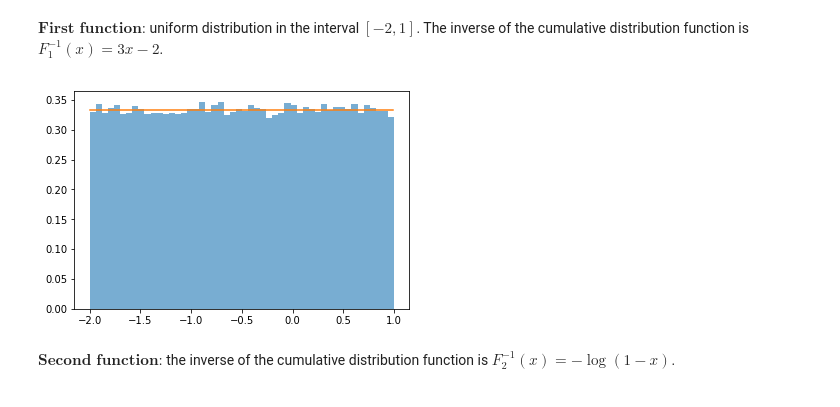
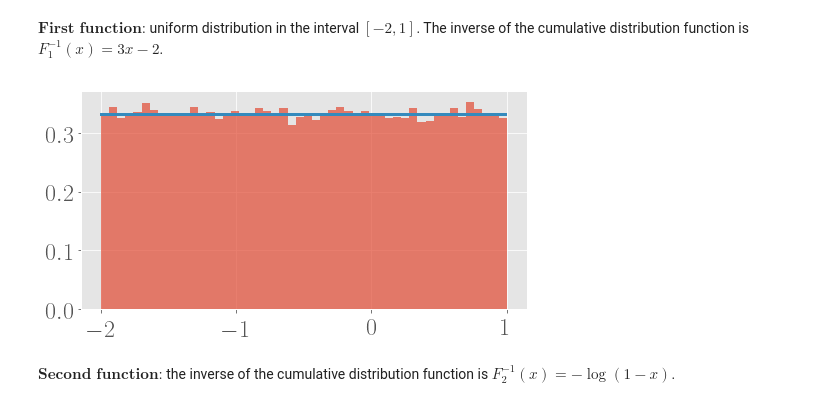
Before and after one commit to ThibeauWouters/Monte-Carlo-Simulations, a Jupyter notebook: 1_Non_uniform_random_numbers.ipynb, the cells around one changed output. Drawn from its saved outputs; the diff is of its cells as text; code cells hidden in the pictures.

```diff
--- a/1_Non_uniform_random_numbers.ipynb
+++ b/1_Non_uniform_random_numbers.ipynb
@@ -10,3 +16,15 @@ import scipy.integrate as integrate
+# %%
+plt.style.use('ggplot')
+plt.rcParams.update(
+    {"text.usetex": True,
+     'font.serif': 'Modern Roman',
+     "figure.figsize": (8, 4),
+    "axes.titlesize" : 26,
+    "axes.labelsize" : 28,
+    "lines.linewidth": 3,
+    "lines.markersize" : 10,
+    "xtick.labelsize" : 24,
+    "ytick.labelsize" : 24})
 # %% [markdown]
 ##### Functions
 # %%
@@ -35,11 +46,22 @@ for i in range(npts):
 # %%
-plt.hist(numbers, density = True, bins = 50, alpha = 0.6)
+# Obtain the random numbers
+npts = 10**5
+numbers = []
+
+for i in range(npts):
+    x = random.uniform(0, 1)
+    numbers.append(f1(x))
+
+# Plot histogram and expected density function
+plt.hist(numbers, density = True, bins = 50, alpha = 0.7)
 t = np.arange(-2, 1, 0.01)
 y = [1/3 for element in t]
 plt.plot(t, y)
+#plt.title('Histogram first distribution, npts = %d' % npts)
+plt.savefig('ex1_first_distr.pdf', bbox_inches = 'tight')
 plt.show()
 # %% [output]
-[figure, old version]
+[figure, new version]
 # %% [markdown]
 $\textbf{Second function:}$ the inverse of the cumulative distribution function is $F_2^{-1}(x) = - \log(1-x)$.
 # %%
```
Also changed, not shown: parts of 39 cells of this notebook, 2 other files.
